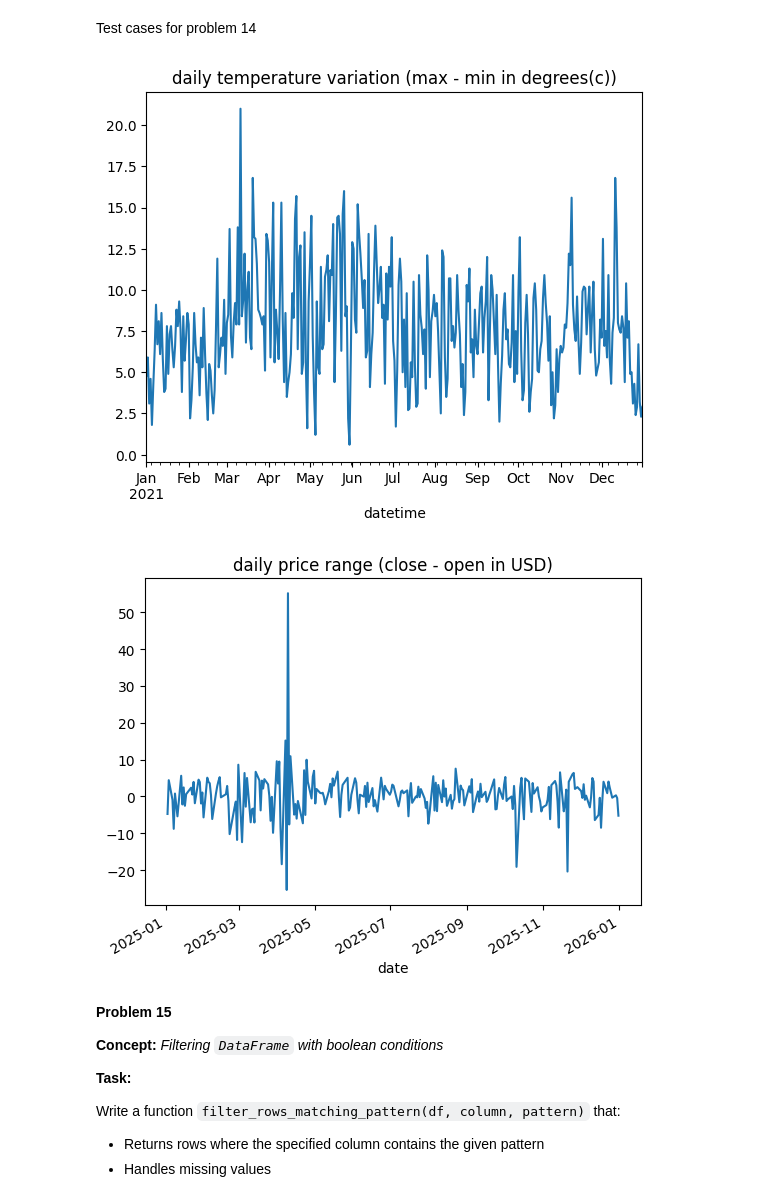
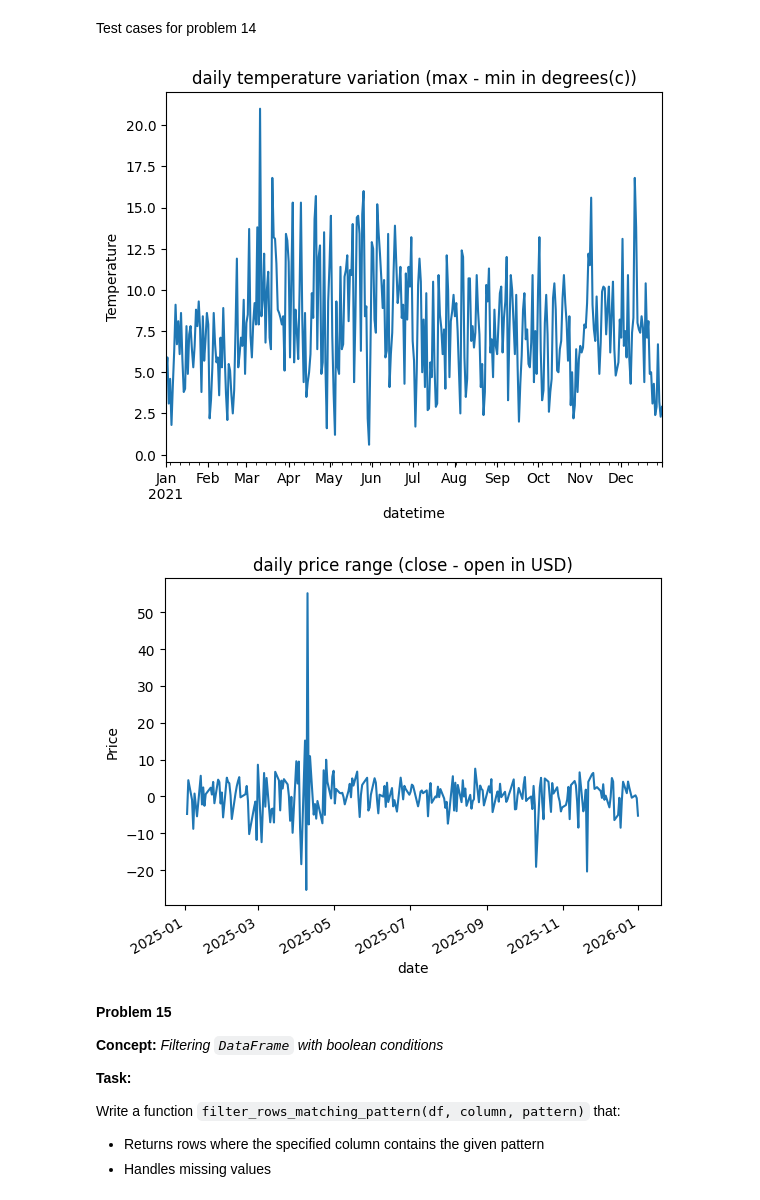
Before and after one commit to ckbaker78/homework3-, a Jupyter notebook: week-10/homework-6.ipynb, the cells around one changed output. Drawn from its saved outputs; the diff is of its cells as text; code cells hidden in the pictures.

```diff
--- a/week-10/homework-6.ipynb
+++ b/week-10/homework-6.ipynb
@@ -752,6 +748,9 @@ P5     50         8     42
 
 
 def add_range_column(df,col_a,col_b):
+
+    '''This converts the desired columns into a float via the .astype() method and then calculates the range.
+    It then inserts the column Range into the dataframe as a new column'''
 
     col_a = df[col_a].astype(float)
     col_b = df[col_b].astype(float)
@@ -764,15 +763,17 @@ Test cases for problem 14
 # %%
 # test cases
 df_result = add_range_column(df_weather, "tempmax", "tempmin")
 df_result['range'].plot(title="daily temperature variation (max - min in degrees(c))")
+plt.ylabel('Temperature')
 plt.show()
 
 df_result = add_range_column(df_stock_prices, "close", "open")
 df_result['range'].plot(title="daily price range (close - open in USD)")
+plt.ylabel('Price')
 plt.show()
 # %% [output]
-[figure, old version]
+[figure, new version]
-[figure, old version]
+[figure, new version]
 # %% [markdown]
 **Problem 15**
 
```
Also changed, not shown: parts of 10 cells of this notebook.
